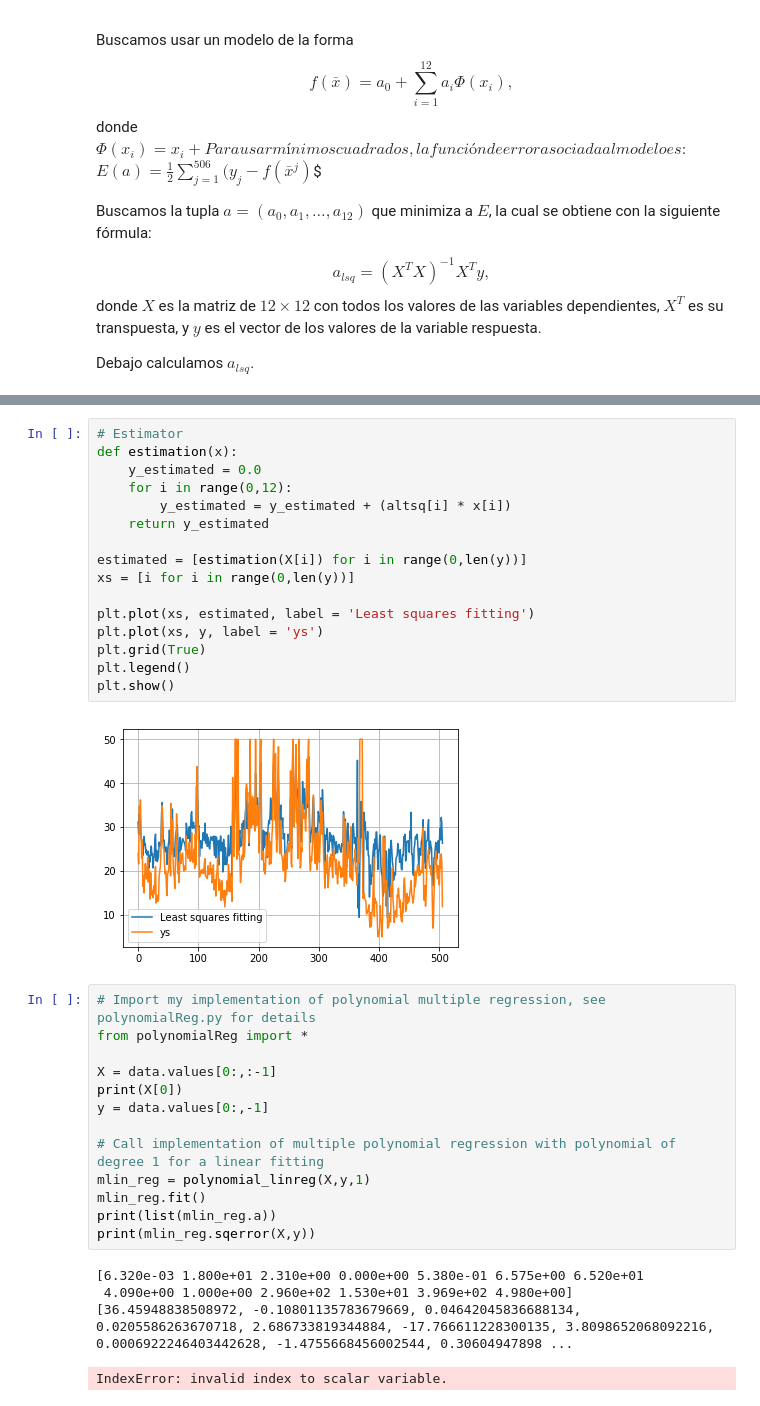
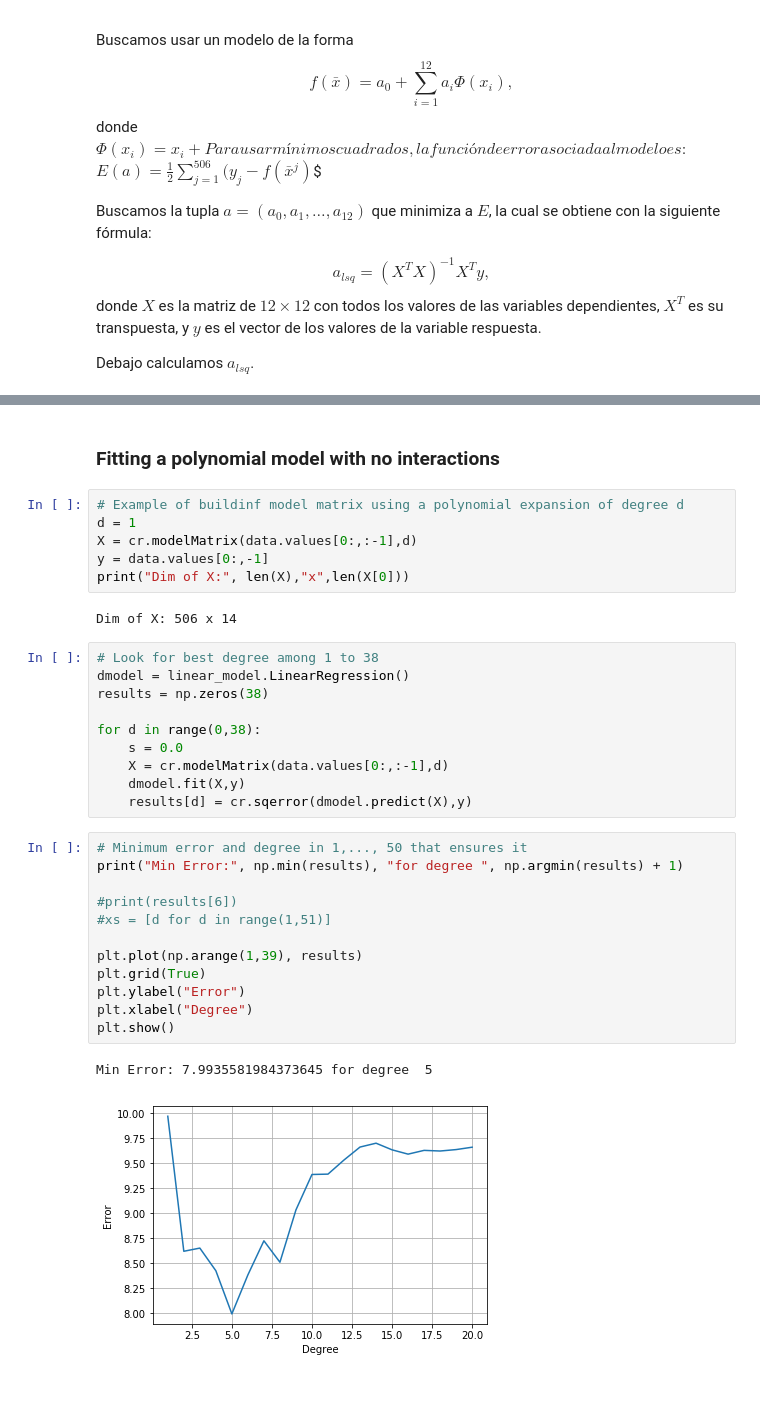
Before and after one commit to erickgrm/machine-learning, a Jupyter notebook: tareas/tarea3/problema1_t2.ipynb, the cells around one changed output, grey strips where cells are left out. Drawn from its saved outputs; the diff is of its cells as text.

```diff
--- a/tareas/tarea3/problema1_t2.ipynb
+++ b/tareas/tarea3/problema1_t2.ipynb
@@ -73,36 +59,35 @@ plt.legend()
-# %%
-# Estimator
-def estimation(x):
-    y_estimated = 0.0
-    for i in range(0,12):
-        y_estimated = y_estimated + (altsq[i] * x[i])
-    return y_estimated
-
-estimated = [estimation(X[i]) for i in range(0,len(y))]
-xs = [i for i in range(0,len(y))]
-
-plt.plot(xs, estimated, label = 'Least squares fitting')
-plt.plot(xs, y, label = 'ys')
-plt.grid(True)
-plt.legend()
-plt.show()
-# %% [output]
-[figure, removed]
-# %%
-# Import my implementation of polynomial multiple regression, see polynomialReg.py for details
-from polynomialReg import *
-
-X = data.values[0:,:-1]
-print(X[0])
-y = data.values[0:,-1]
-
-# Call implementation of multiple polynomial regression with polynomial of degree 1 for a linear fitting
-mlin_reg = polynomial_linreg(X,y,1)
-mlin_reg.fit()
-print(list(mlin_reg.a))
-print(mlin_reg.sqerror(X,y))
-# %% [output]
-[6.320e-03 1.800e+01 2.310e+00 0.000e+00 5.380e-01 6.575e+00 6.520e+01
- 4.090e+00 1.000e+00 2.960e+02 1.530e+01 3.969e+02 4.980e+00]
-[36.45948838508972, -0.10801135783679669, 0.04642045836688134, 0.0205586263670718, 2.686733819344884, -17.766611228300135, 3.8098652068092216, 0.0006922246403442628, -1.4755668456002544, 0.30604947898 ...
-IndexError: invalid index to scalar variable.
+# %% [markdown]
+### Fitting a polynomial model with no interactions
+# %%
+# Example of buildinf model matrix using a polynomial expansion of degree d
+d = 1
+X = cr.modelMatrix(data.values[0:,:-1],d)
+y = data.values[0:,-1]
+print("Dim of X:", len(X),"x",len(X[0]))
+# %% [output]
+Dim of X: 506 x 14
+# %%
+# Look for best degree among 1 to 38
+dmodel = linear_model.LinearRegression()
+results = np.zeros(38)
+
+for d in range(0,38):
+    s = 0.0
+    X = cr.modelMatrix(data.values[0:,:-1],d)
+    dmodel.fit(X,y)
+    results[d] = cr.sqerror(dmodel.predict(X),y)
+# %%
+# Minimum error and degree in 1,..., 50 that ensures it
+print("Min Error:", np.min(results), "for degree ", np.argmin(results) + 1)
+
+#print(results[6])
+#xs = [d for d in range(1,51)]
+
+plt.plot(np.arange(1,39), results)
+plt.grid(True)
+plt.ylabel("Error")
+plt.xlabel("Degree")
+plt.show()
+# %% [output]
+Min Error: 7.9935581984373645 for degree  5
+[figure, added]
```
Also changed, not shown: parts of 7 cells of this notebook, 3 other files.
